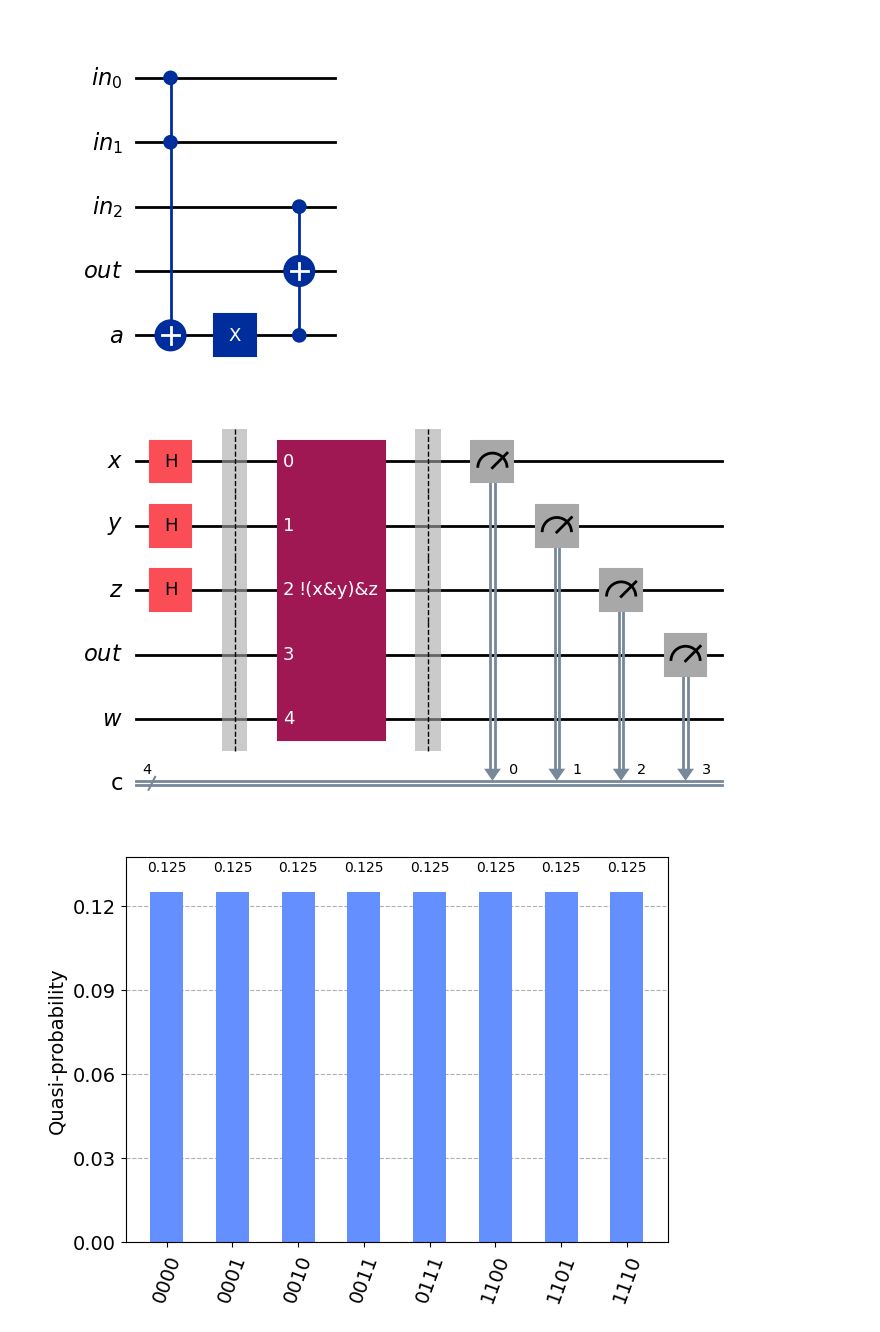
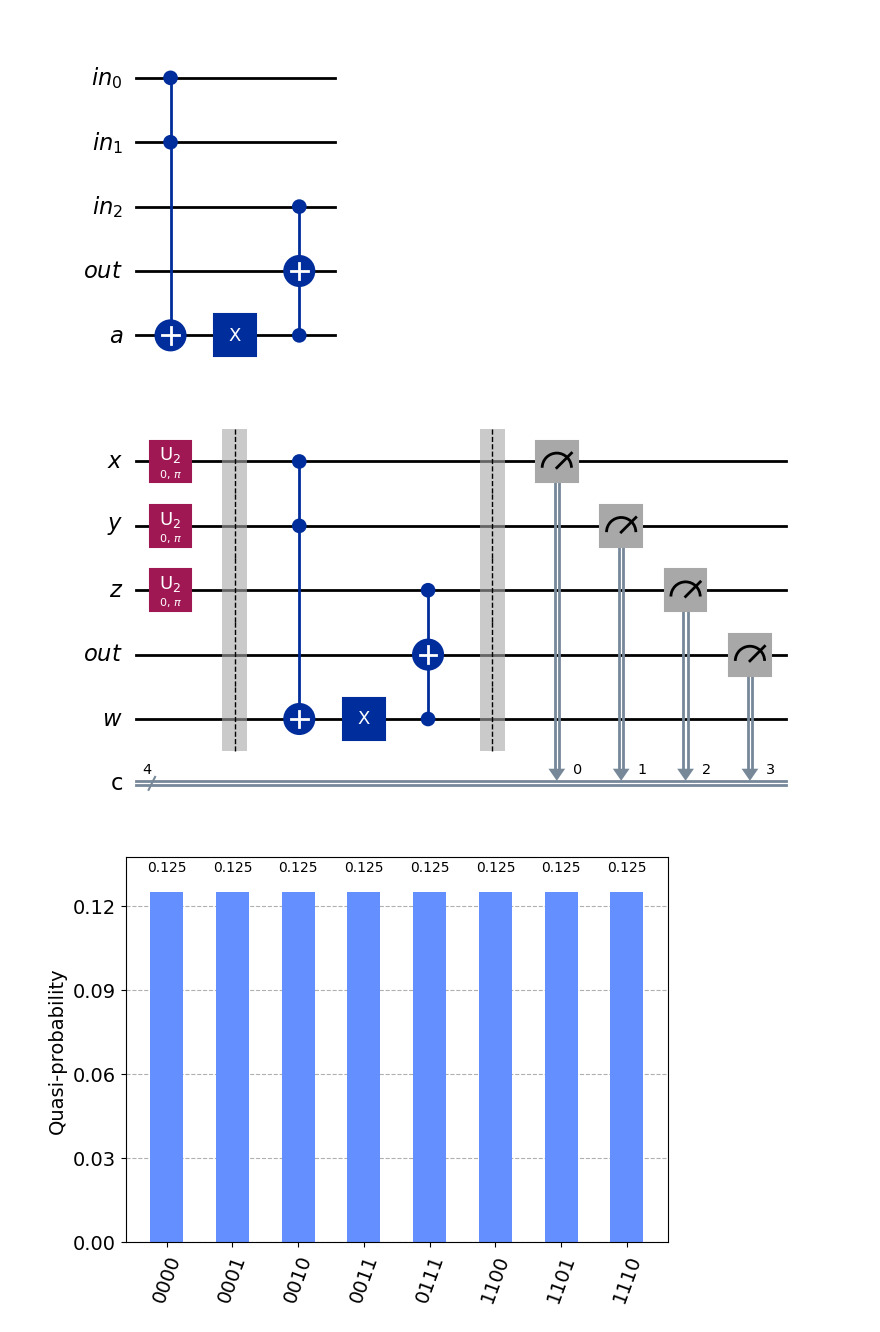
Before and after one commit to NicolaAssolini98/QuantumLab, a Jupyter notebook: Lab3/Lesson3.ipynb, the cells around one changed output. Drawn from its saved outputs; the diff is of its cells as text; code cells hidden in the pictures.

```diff
--- a/Lab3/Lesson3.ipynb
+++ b/Lab3/Lesson3.ipynb
@@ -40,28 +40,28 @@ test.draw('mpl')
 # %%
 
 x,y,z = QuantumRegister(1, name='x'), QuantumRegister(1, name='y'), QuantumRegister(1, name='z')
 w = QuantumRegister(1, name='w')
 out = QuantumRegister(1, name='out')
 c = ClassicalRegister(4,name='c')
 qc = QuantumCircuit(x,y,z,out,w,c)
 
 # initialize the circuit
 qc.h(x[0])
 qc.h(y[0])
 qc.h(z[0])
 qc.barrier()
 qc.append(quantum_3and_not(),[x,y,z,out,w])
 qc.barrier()
 
 qc.measure(x[0],0)
 qc.measure(y[0],1)
 qc.measure(z[0],2)
 qc.measure(out[0],3)
 
 qc.decompose().draw('mpl')
-qc.draw('mpl')
+# qc.draw('mpl')
 # %% [output]
-[figure, old version]
+[figure, new version]
 # %%
 
 job = sampler.run(qc)
```
Also changed, not shown: parts of 7 cells of this notebook, 2 other files.
